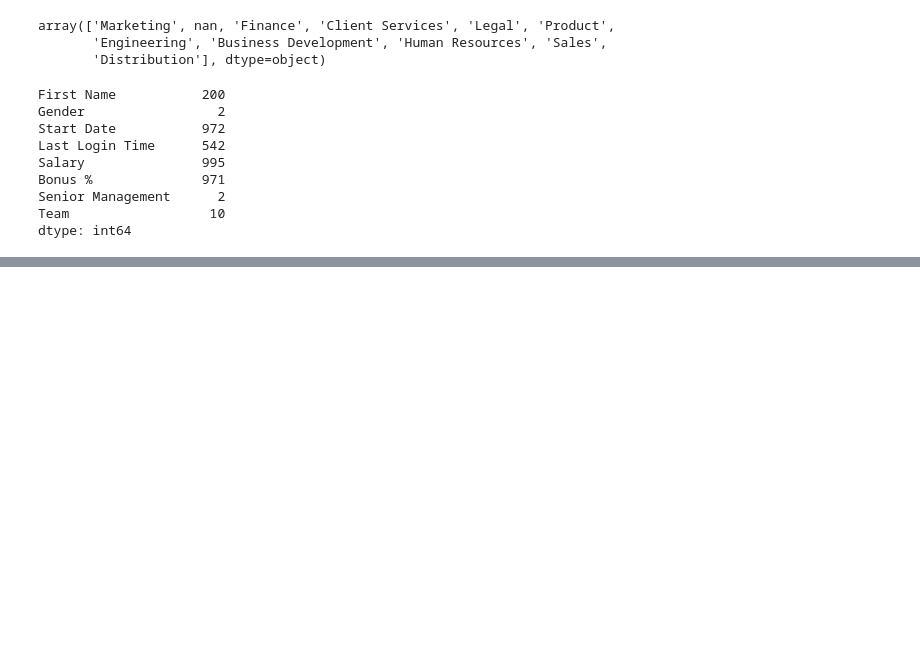
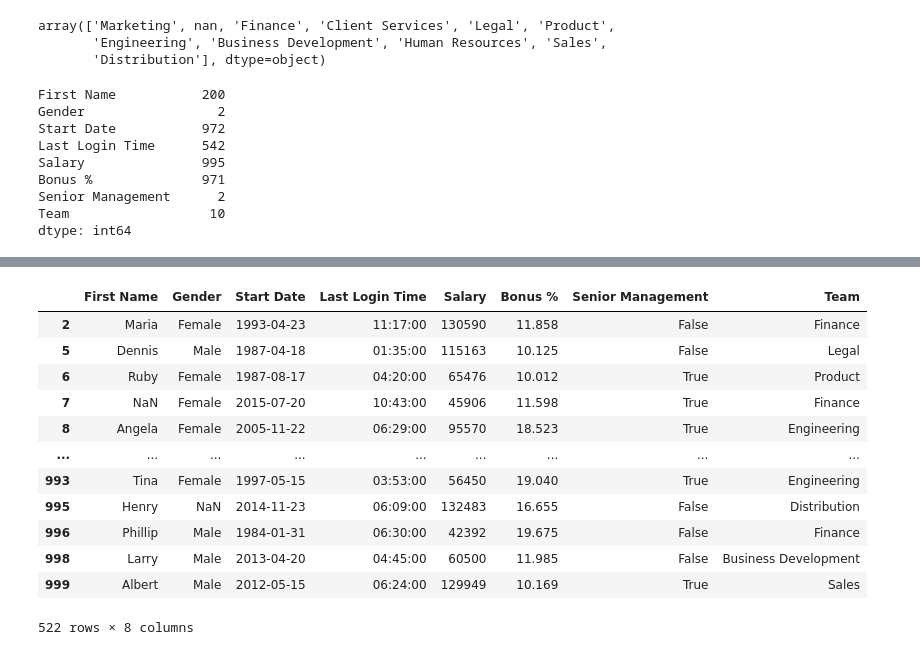
Before and after one commit to Lucas01iveira/Data-Engineering, a Jupyter notebook: Data Analysis with Pandas and Python/materials/pandas/Incomplete/05 - DataFrames II - Filtering Data.ipynb, the cells around one changed output, grey strips where cells are left out. Saved outputs shown, nothing was run; the diff lists cells and outputs as text; code cells hidden in the pictures; blank space fills up the shorter version.

```diff
--- a/Data Analysis with Pandas and Python/materials/pandas/Incomplete/05 - DataFrames II - Filtering Data.ipynb
+++ b/Data Analysis with Pandas and Python/materials/pandas/Incomplete/05 - DataFrames II - Filtering Data.ipynb
@@ -657,0 +785,21 @@ dtype: int64
+# %%
+#9) Extract all employees who either have a Bonus % greater than 10 or belong to the "HR" team, but exclude employees whose Salary is less than 40,000
+that_have_bonus_greater_than_10= employees['Bonus %'] > 10
+belong_to_HR_team= employees['Team'] == 'Human Resources'
+has_a_salary_greater_than_40k= employees['Salary'] >= 40000
+
+employees[ (that_have_bonus_greater_than_10  | belong_to_HR_team) & has_a_salary_greater_than_40k]
+# %% [output]
+|  | First Name | Gender | Start Date | Last Login Time | Salary | Bonus % | Senior Management | Team |
+| 2 | Maria | Female | 1993-04-23 | 11:17:00 | 130590 | 11.858 | False | Finance |
+| 5 | Dennis | Male | 1987-04-18 | 01:35:00 | 115163 | 10.125 | False | Legal |
+| 6 | Ruby | Female | 1987-08-17 | 04:20:00 | 65476 | 10.012 | True | Product |
+| 7 | NaN | Female | 2015-07-20 | 10:43:00 | 45906 | 11.598 | True | Finance |
+| 8 | Angela | Female | 2005-11-22 | 06:29:00 | 95570 | 18.523 | True | Engineering |
+| ... | ... | ... | ... | ... | ... | ... | ... | ... |
+| 993 | Tina | Female | 1997-05-15 | 03:53:00 | 56450 | 19.040 | True | Engineering |
+| 995 | Henry | NaN | 2014-11-23 | 06:09:00 | 132483 | 16.655 | False | Distribution |
+| 996 | Phillip | Male | 1984-01-31 | 06:30:00 | 42392 | 19.675 | False | Finance |
+| 998 | Larry | Male | 2013-04-20 | 04:45:00 | 60500 | 11.985 | False | Business Development |
+| 999 | Albert | Male | 2012-05-15 | 06:24:00 | 129949 | 10.169 | True | Sales |
+522 rows × 8 columns
```
Also changed, not shown: parts of 12 cells of this notebook.
